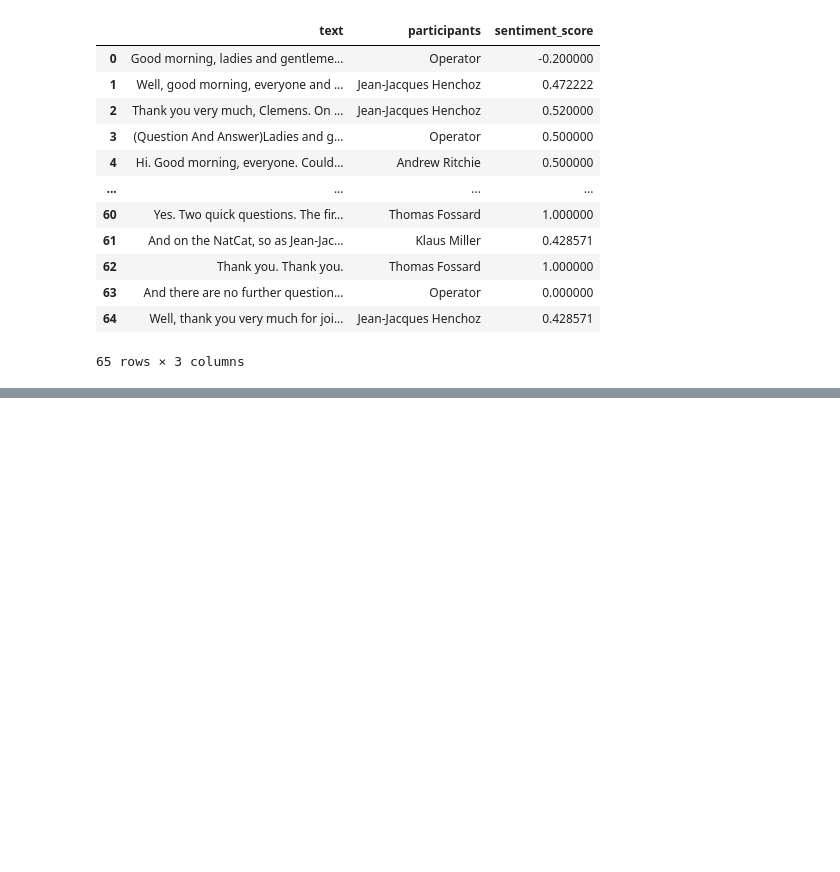
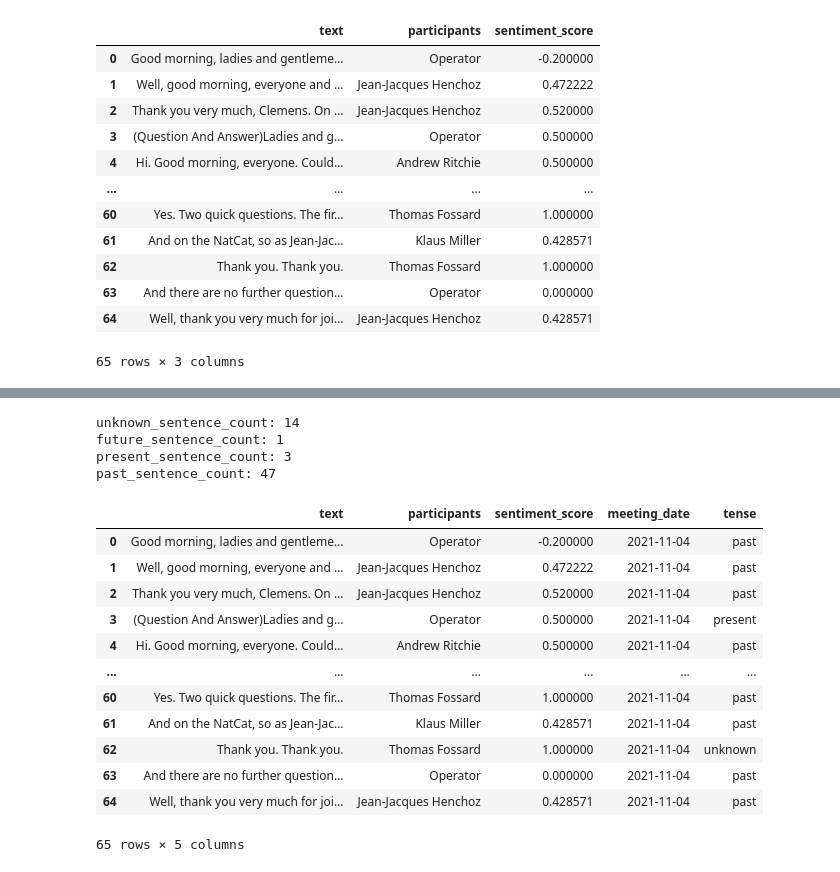
Before and after one commit to BoE-ARP-Bayes-MSc-BA/data_collecting, a Jupyter notebook: Testing.ipynb, the cells around one changed output, grey strips where cells are left out. Drawn from its saved outputs; the diff is of its cells as text; code cells hidden in the pictures; blank space fills up the shorter version.

```diff
--- a/Testing.ipynb
+++ b/Testing.ipynb
@@ -723,12 +725,10 @@ paragraph_split_df
 extract_date = new_df.iloc[:,:2]
 # get the column name from extract_date
 date_extract = extract_date.columns.to_list()
-date_extract
+date_extract[0]
 
-
-# extract the date from the index column
-test = extract_date.columns.apply(lambda x: x.split('_')[0])
-test
-# # change the date column to datetime
-# pure_df['date'] = pd.to_datetime(pure_df['date'])
+# date_extract[0] split by '_'
+date = date_extract[0].split('_')[0]
+paragraph_split_df['meeting_date'] = pd.to_datetime(date)
+paragraph_split_df
 # %% [output]
@@ -756,0 +748,67 @@ pure_df['date'] = pd.to_datetime(pure_df['date'])
+# %%
+### add the past, future and present to the dataframe
+from nltk import word_tokenize, pos_tag
+# import nltk
+# nltk.download()
+def determine_tense_input(sentence):
+    text = word_tokenize(sentence)
+    tagged = pos_tag(text)
+
+    tense = {}
+    tense["future"] = len([word for word in tagged if word[1] == "MD"])
+    tense["present"] = len([word for word in tagged if word[1] in ["VBP", "VBZ","VBG"]])
+    tense["past"] = len([word for word in tagged if word[1] in ["VBD", "VBN"]])
+    return(tense)
+
+# %%
+# apply the function to the paragraph_split_df
+paragraph_split_df['tense'] = paragraph_split_df['text'].apply(lambda x: determine_tense_input(x))
+# decode the paragraph_split_df['tense'] to different column
+paragraph_split_df['tense_future'] = paragraph_split_df['tense'].apply(lambda x: x['future'])
+paragraph_split_df['tense_present'] = paragraph_split_df['tense'].apply(lambda x: x['present'])
+paragraph_split_df['tense_past'] = paragraph_split_df['tense'].apply(lambda x: x['past'])
+
+# if the tense_future > tense_present > tense_past, then the tense is future
+# else if the tense_present > tense_future > tense_past, then the tense is present
+# else if the tense_past > tense_future > tense_present, then the tense is past
+paragraph_split_df['tense'] = paragraph_split_df.apply(lambda x: 'future' if x['tense_future'] > x['tense_present'] > x['tense_past'] else 'present' if x['tense_present'] > x['tense_future'] > x['tense_past'] else 'past', axis=1)
+# else if the tense_past = tense_future = tense_present, then the tense is unknown
+paragraph_split_df['tense'] = paragraph_split_df.apply(lambda x: 'unknown' if x['tense_past'] == x['tense_future'] == x['tense_present'] else x['tense'], axis=1)
+# disregard the tense_future, tense_present, and tense_past
+paragraph_split_df = paragraph_split_df.drop(columns=['tense_future', 'tense_present', 'tense_past'])
+
+# %%
+# count the amount of rowa of paragraph_split_df['tense']=='unknown'
+unknown_sentence_count = paragraph_split_df[paragraph_split_df['tense'] == 'unknown'].shape[0]
+# count the amount of rowa of paragraph_split_df['tense']=='future'
+future_sentence_count = paragraph_split_df[paragraph_split_df['tense'] == 'future'].shape[0]
+# count the amount of rowa of paragraph_split_df['tense']=='present'
+present_sentence_count = paragraph_split_df[paragraph_split_df['tense'] == 'present'].shape[0]
+# count the amount of rowa of paragraph_split_df['tense']=='past'
+past_sentence_count = paragraph_split_df[paragraph_split_df['tense'] == 'past'].shape[0]
+
+# print the result
+print(f'unknown_sentence_count: {unknown_sentence_count}')
+print(f'future_sentence_count: {future_sentence_count}')
+print(f'present_sentence_count: {present_sentence_count}')
+print(f'past_sentence_count: {past_sentence_count}')
+
+paragraph_split_df
+# %% [output]
+unknown_sentence_count: 14
+future_sentence_count: 1
+present_sentence_count: 3
+past_sentence_count: 47
+|  | text | participants | sentiment_score | meeting_date | tense |
+| 0 | Good morning, ladies and gentleme... | Operator | -0.200000 | 2021-11-04 | past |
+| 1 | Well, good morning, everyone and ... | Jean-Jacques Henchoz | 0.472222 | 2021-11-04 | past |
+| 2 | Thank you very much, Clemens. On ... | Jean-Jacques Henchoz | 0.520000 | 2021-11-04 | past |
+| 3 | (Question And Answer)Ladies and g... | Operator | 0.500000 | 2021-11-04 | present |
+| 4 | Hi. Good morning, everyone. Could... | Andrew Ritchie | 0.500000 | 2021-11-04 | past |
+| ... | ... | ... | ... | ... | ... |
+| 60 | Yes. Two quick questions. The fir... | Thomas Fossard | 1.000000 | 2021-11-04 | past |
+| 61 | And on the NatCat, so as Jean-Jac... | Klaus Miller | 0.428571 | 2021-11-04 | past |
+| 62 | Thank you. Thank you. | Thomas Fossard | 1.000000 | 2021-11-04 | unknown |
+| 63 | And there are no further question... | Operator | 0.000000 | 2021-11-04 | past |
+| 64 | Well, thank you very much for joi... | Jean-Jacques Henchoz | 0.428571 | 2021-11-04 | past |
+65 rows × 5 columns
```
Also changed, not shown: parts of 3 cells of this notebook.
